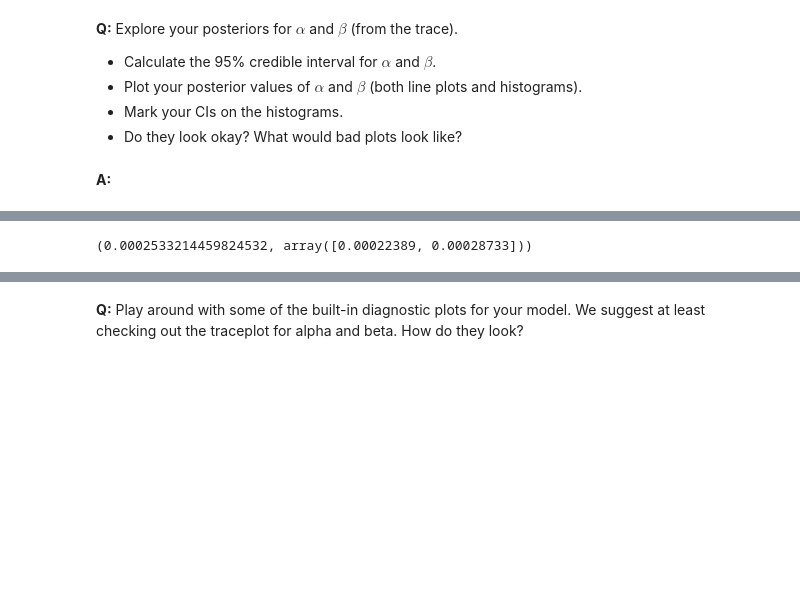
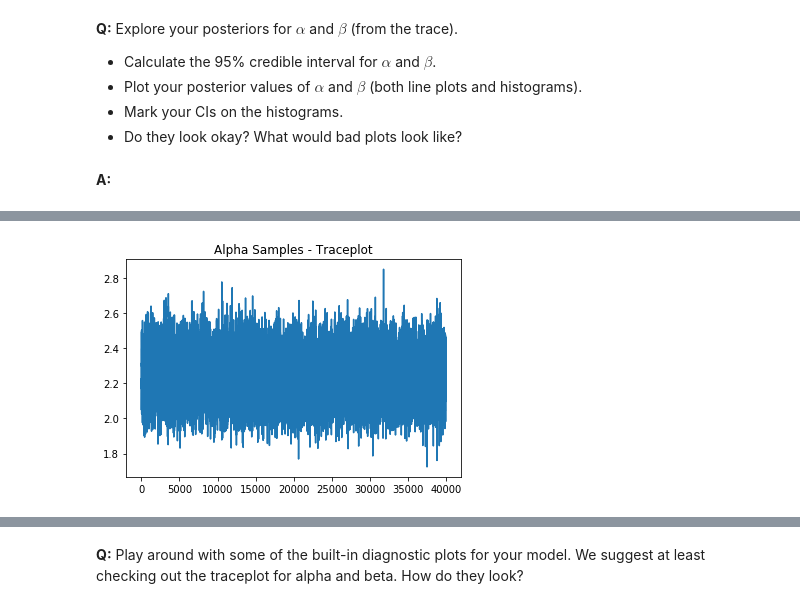
Before and after one commit to alwynpinto/Springboard, a Jupyter notebook: inferential_statistics_3-Q.ipynb, the cells around one changed output, grey strips where cells are left out. Cells and saved outputs as stored; diff of their text form; code cells hidden in the pictures; blank space fills up the shorter version.

```diff
--- a/inferential_statistics_3-Q.ipynb
+++ b/inferential_statistics_3-Q.ipynb
@@ -136,6 +133,5 @@ alpha_mean , alpha95
-# %%
-rate_mean = np.mean(rate)
-rate95 = np.percentile(rate,[2.5,97.5])
-rate_mean , rate95
-# %% [output]
-(0.0002533214459824532, array([0.00022389, 0.00028733]))
+# %%
+_ = plt.plot(alpha)
+_ = plt.title('Alpha Samples - Traceplot')
+# %% [output]
+[figure, added]
```
Also changed, not shown: parts of 14 cells of this notebook.
